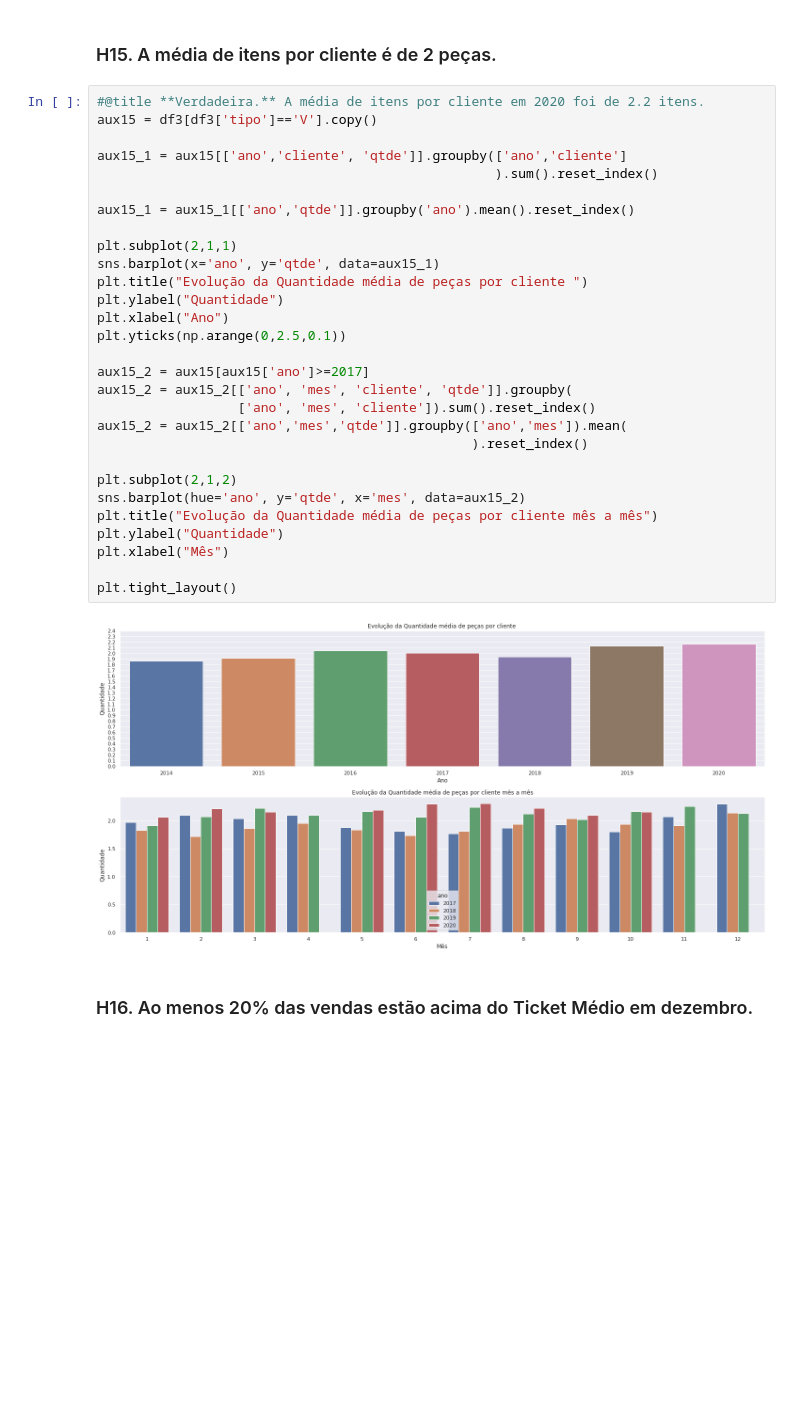
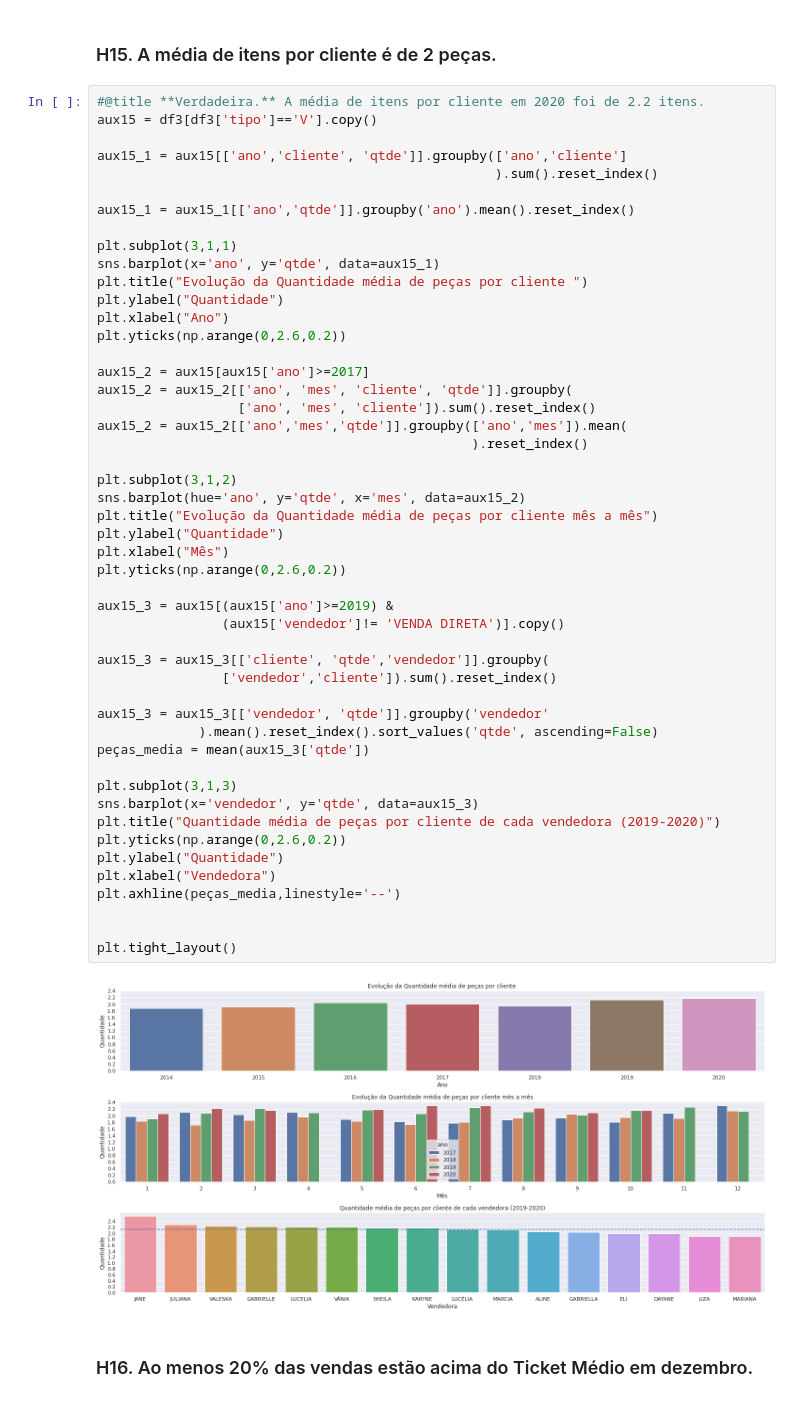
Before and after one commit to henriquelucasdf/EDA_morana, a Jupyter notebook: eda_morana.ipynb, the cells around one changed output. Cells and saved outputs as stored; diff of their text form; blank space fills up the shorter version.

```diff
--- a/eda_morana.ipynb
+++ b/eda_morana.ipynb
@@ -689,34 +703,54 @@ plt.tight_layout()
 # %%
 #@title **Verdadeira.** A média de itens por cliente em 2020 foi de 2.2 itens.
 aux15 = df3[df3['tipo']=='V'].copy()
 
 aux15_1 = aux15[['ano','cliente', 'qtde']].groupby(['ano','cliente']
                                                    ).sum().reset_index()
 
 aux15_1 = aux15_1[['ano','qtde']].groupby('ano').mean().reset_index()
 
-plt.subplot(2,1,1)
+plt.subplot(3,1,1)
 sns.barplot(x='ano', y='qtde', data=aux15_1)
 plt.title("Evolução da Quantidade média de peças por cliente ")
 plt.ylabel("Quantidade")
 plt.xlabel("Ano")
-plt.yticks(np.arange(0,2.5,0.1))
+plt.yticks(np.arange(0,2.6,0.2))
 
 aux15_2 = aux15[aux15['ano']>=2017]
 aux15_2 = aux15_2[['ano', 'mes', 'cliente', 'qtde']].groupby(
                   ['ano', 'mes', 'cliente']).sum().reset_index()
 aux15_2 = aux15_2[['ano','mes','qtde']].groupby(['ano','mes']).mean(
                                                 ).reset_index()
 
-plt.subplot(2,1,2)
+plt.subplot(3,1,2)
 sns.barplot(hue='ano', y='qtde', x='mes', data=aux15_2)
 plt.title("Evolução da Quantidade média de peças por cliente mês a mês")
 plt.ylabel("Quantidade")
 plt.xlabel("Mês")
+plt.yticks(np.arange(0,2.6,0.2))
+
+aux15_3 = aux15[(aux15['ano']>=2019) &
+                (aux15['vendedor']!= 'VENDA DIRETA')].copy()
+
+aux15_3 = aux15_3[['cliente', 'qtde','vendedor']].groupby(
+                ['vendedor','cliente']).sum().reset_index()
+
+aux15_3 = aux15_3[['vendedor', 'qtde']].groupby('vendedor'
+             ).mean().reset_index().sort_values('qtde', ascending=False)
+peças_media = mean(aux15_3['qtde'])
+
+plt.subplot(3,1,3)
+sns.barplot(x='vendedor', y='qtde', data=aux15_3)
+plt.title("Quantidade média de peças por cliente de cada vendedora (2019-2020)")
+plt.yticks(np.arange(0,2.6,0.2))
+plt.ylabel("Quantidade")
+plt.xlabel("Vendedora")
+plt.axhline(peças_media,linestyle='--')
+
 
 plt.tight_layout()
 # %% [output]
-[figure, old version]
+[figure, new version]
 # %% [markdown]
 ### H16. Ao menos 20% das vendas estão acima do Ticket Médio em dezembro.
 # %%
```
Also changed, not shown: parts of 5 cells of this notebook.
